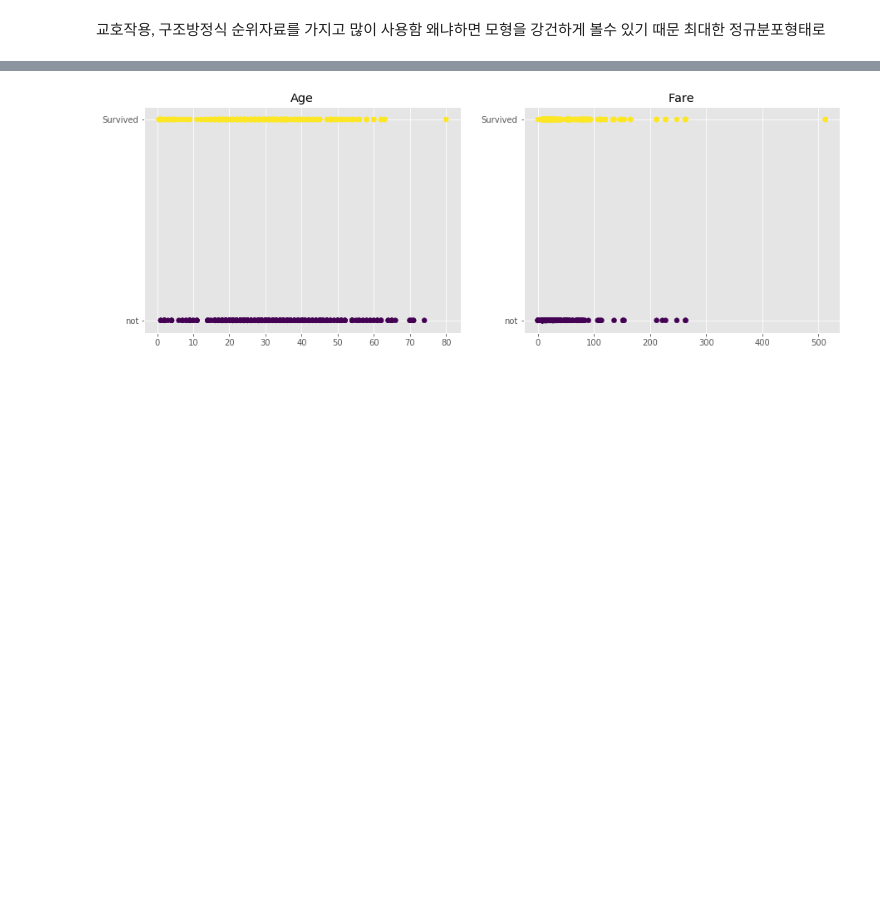
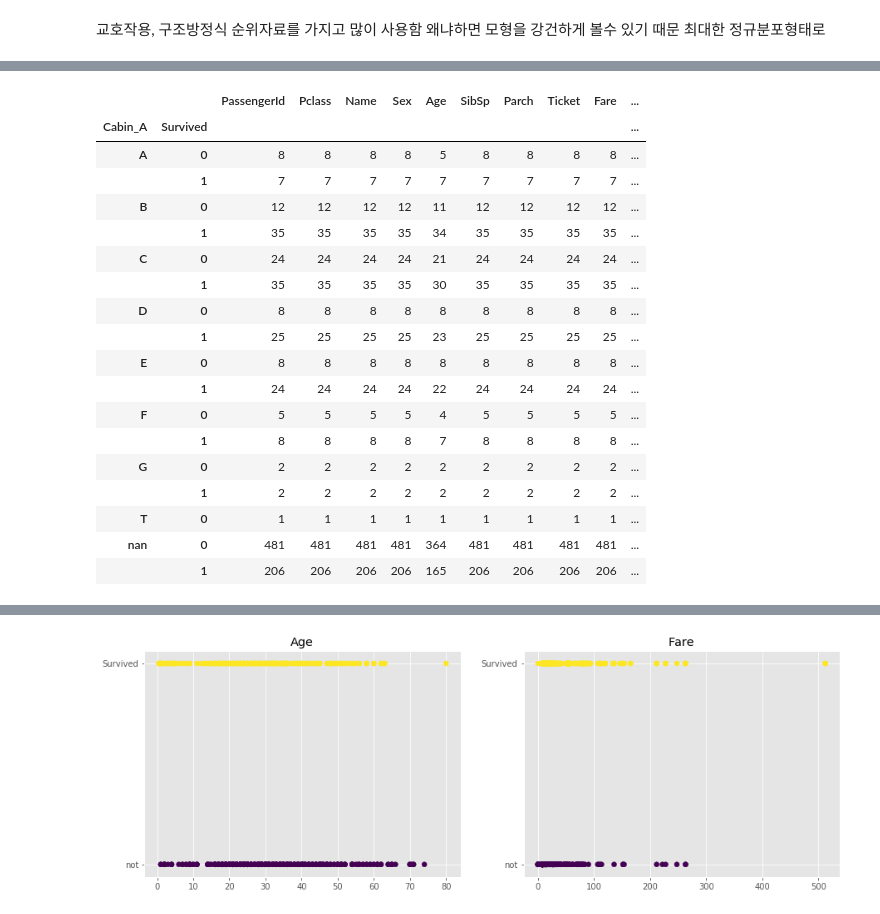
Before and after one commit to DSS-MSY/STUDY, a Jupyter notebook: EDA/titanic/Jee-hun Park EDA titanic.ipynb, the cells around one changed output, grey strips where cells are left out. Cells and saved outputs as stored; diff of their text form; code cells hidden in the pictures; blank space fills up the shorter version.

```diff
--- a/EDA/titanic/Jee-hun Park EDA titanic.ipynb
+++ b/EDA/titanic/Jee-hun Park EDA titanic.ipynb
@@ -110,0 +255,22 @@ Int64Index([803, 755, 644, 469,  78, 831, 305, 827, 381, 164,
+# %%
+train.groupby(["Cabin_A", "Survived"]).count()
+# %% [output]
+|  |  | PassengerId | Pclass | Name | Sex | Age | SibSp | Parch | Ticket | Fare | ... |
+| Cabin_A | Survived |  |  |  |  |  |  |  |  |  | ... |
+| A | 0 | 8 | 8 | 8 | 8 | 5 | 8 | 8 | 8 | 8 | ... |
+|  | 1 | 7 | 7 | 7 | 7 | 7 | 7 | 7 | 7 | 7 | ... |
+| B | 0 | 12 | 12 | 12 | 12 | 11 | 12 | 12 | 12 | 12 | ... |
+|  | 1 | 35 | 35 | 35 | 35 | 34 | 35 | 35 | 35 | 35 | ... |
+| C | 0 | 24 | 24 | 24 | 24 | 21 | 24 | 24 | 24 | 24 | ... |
+|  | 1 | 35 | 35 | 35 | 35 | 30 | 35 | 35 | 35 | 35 | ... |
+| D | 0 | 8 | 8 | 8 | 8 | 8 | 8 | 8 | 8 | 8 | ... |
+|  | 1 | 25 | 25 | 25 | 25 | 23 | 25 | 25 | 25 | 25 | ... |
+| E | 0 | 8 | 8 | 8 | 8 | 8 | 8 | 8 | 8 | 8 | ... |
+|  | 1 | 24 | 24 | 24 | 24 | 22 | 24 | 24 | 24 | 24 | ... |
+| F | 0 | 5 | 5 | 5 | 5 | 4 | 5 | 5 | 5 | 5 | ... |
+|  | 1 | 8 | 8 | 8 | 8 | 7 | 8 | 8 | 8 | 8 | ... |
+| G | 0 | 2 | 2 | 2 | 2 | 2 | 2 | 2 | 2 | 2 | ... |
+|  | 1 | 2 | 2 | 2 | 2 | 2 | 2 | 2 | 2 | 2 | ... |
+| T | 0 | 1 | 1 | 1 | 1 | 1 | 1 | 1 | 1 | 1 | ... |
+| nan | 0 | 481 | 481 | 481 | 481 | 364 | 481 | 481 | 481 | 481 | ... |
+|  | 1 | 206 | 206 | 206 | 206 | 165 | 206 | 206 | 206 | 206 | ... |
```
Also changed, not shown: parts of 26 cells of this notebook.
